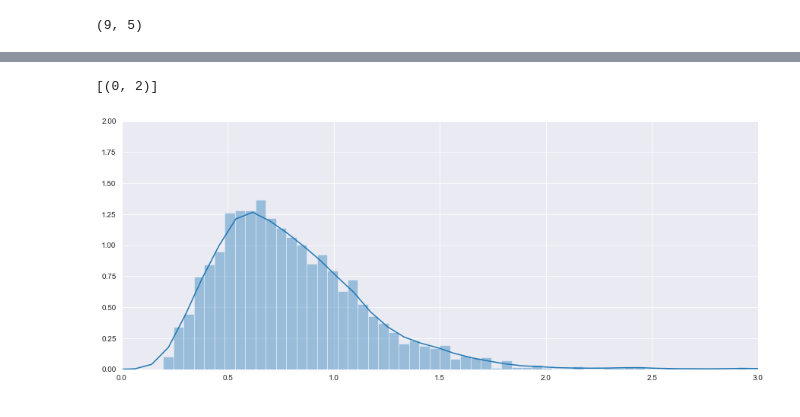
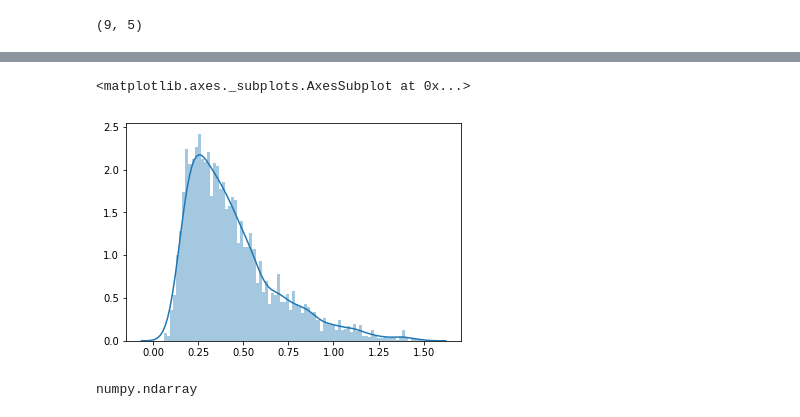
Before and after one commit to Jared-Luxton/Fukushima-Nuclear-Disaster-Humans, a Jupyter notebook: Fukushima Radiation Data Analyses.ipynb, the cells around one changed output, grey strips where cells are left out. Cells and saved outputs as stored; diff of their text form; code cells hidden in the pictures.

Commit message:
even more data synth, post meeting with josh

```diff
--- a/Fukushima Radiation Data Analyses.ipynb
+++ b/Fukushima Radiation Data Analyses.ipynb
@@ -157,6 +207,7 @@ snake_df.head()
 | 3 | CEC23 | 32.6 | 1.83 | F | 0.20 | NaN | ... |
 | 4 | CEC3 | NaN | 1.83 | M | 0.09 | NaN | ... |
 # %%
+sns.set_style('darkgrid')
 #Use lmplot to plot scatter points
 # Create lmplot
 ag = sns.lmplot(x='Normalized T/A Average (Average Telomere Length)', y='Cortisol (pg/mg)', hue='Exposure Status',
@@ -337,3 +382,7 @@ boar_teloFISH_df = pd.read_csv('boar_teloFISH.csv', index_col=0)
 
 # retrieving data & returning teloFISH data to np.arrays from lists using literal eval
 boar_teloFISH_df['TeloFISH telos'] = boar_teloFISH_df['TeloFISH telos'].apply(lambda row: np.array(literal_eval(row)))
+# %%
+# retrieving data & returning teloFISH data to np.arrays from lists using literal eval
+boar_teloFISH_df = pd.read_csv('boar_teloFISH.csv', index_col=0)
+boar_teloFISH_df['TeloFISH telos'] = boar_teloFISH_df['TeloFISH telos'].apply(lambda row: np.array(literal_eval(row)))
@@ -354,10 +423,11 @@ def remove_dashes_space_sampleIDs(df):
 
 boar_teloFISH_df['Sample ID'] = remove_dashes_space_sampleIDs(boar_teloFISH_df)
 # %%
-# sns.distplot(boar_teloFISH_df['TeloFISH telos'][0], bins=40)
+fig = plt.figure(figsize=(15,6))
+sns.set_style('darkgrid')
+sns.distplot(boar_teloFISH_df['TeloFISH Means'], bins=9)
 
-fig = plt.figure(figsize=(15,15))
-sns.barplot(y='Sample ID', x='TeloFISH Means', data=boar_teloFISH_df)
+# sns.barplot(y='Sample ID', x='TeloFISH Means', data=boar_teloFISH_df)
 
-ax=fig.gca()
+# ax=fig.gca()
 # %% [output]
@@ -549,16 +706,20 @@ boar_teloFISH_df_age_sex.shape
 # %%
 ### MISC. CODE SHELVED FOR NOW
 # %%
-# sns.distplot(boar_teloFISH_df['TeloFISH'][0], bins=85, hist=True)
+sns.distplot(boar_teloFISH_df['TeloFISH telos'][0], bins=85, hist=True)
 
 # sns.set_style('darkgrid')
 # fig = plt.figure(figsize=(15,6)) # define plot area
 # g = sns.distplot(boar_teloFISH_df['TeloFISH telos'][4], bins=200, hist=True)
 # g.set(xlim=(0, 3))
 # g.set(ylim=(0, 2))
 # %% [output]
-[(0, 2)]
+<matplotlib.axes._subplots.AxesSubplot at 0x...>
-[figure, old version]
+[figure, new version]
+# %%
+type(boar_teloFISH_df['TeloFISH telos'][0])
+# %% [output]
+numpy.ndarray
 # %%
 # sample_id_cleaned = []
 # for row in boar_teloFISH_df['Sample ID']:
```
Also changed, not shown: parts of 30 cells of this notebook.
